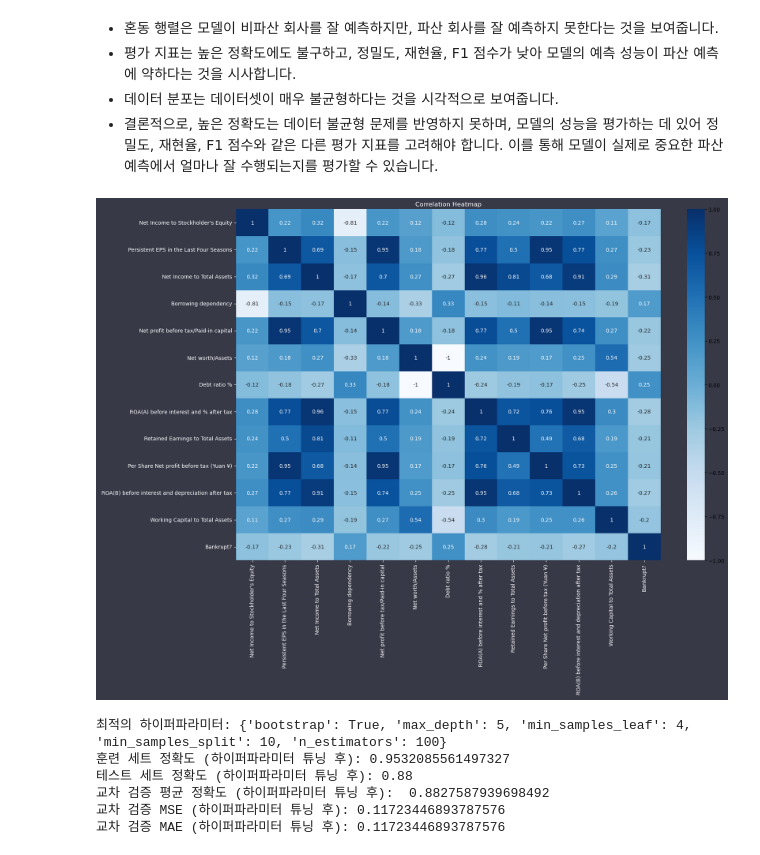
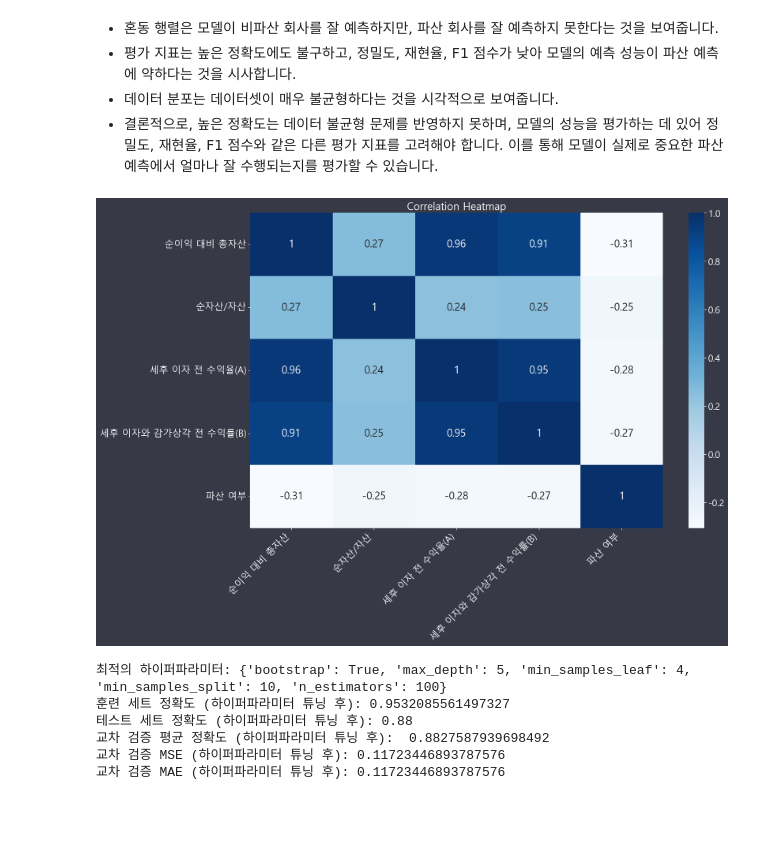
Before and after one commit to pjiseok/ML_project, a Jupyter notebook: 0709_최종.ipynb, the cells around one changed output. Cells and saved outputs as stored; diff of their text form; code cells hidden in the pictures; blank space fills up the shorter version.

```diff
--- a/0709_최종.ipynb
+++ b/0709_최종.ipynb
@@ -230,23 +230,57 @@ plt.show()
 - 결론적으로, 높은 정확도는 데이터 불균형 문제를 반영하지 못하며, 모델의 성능을 평가하는 데 있어 정밀도, 재현율, F1 점수와 같은 다른 평가 지표를 고려해야 합니다. 이를 통해 모델이 실제로 중요한 파산 예측에서 얼마나 잘 수행되는지를 평가할 수 있습니다.
 # %%
 import seaborn as sns
-correlations=data.corr()['Bankrupt?'].abs().sort_values()
+import matplotlib.pyplot as plt
+plt.rc('font', family='Malgun Gothic')
+plt.rcParams['axes.unicode_minus'] = False
 
-num_col_to_drop=int(0.7 * len(data.columns))
-cols_drop=correlations.iloc[:num_col_to_drop].index
-df_dropped= data.drop(cols_drop, axis=1)
+# 상관관계 계산
+correlations = data.corr()['Bankrupt?'].abs().sort_values()
 
-plt.figure(figsize=(18,12))
-ax = sns.heatmap(df_dropped.corr(), annot=True, cmap='Blues')
+# 삭제할 열 수 계산
+num_col_to_drop = int(0.9 * len(data.columns))
 
+# 삭제할 열 선택
+cols_drop = correlations.iloc[:num_col_to_drop].index
+
+# 선택된 열 삭제
+df_dropped = data.drop(cols_drop, axis=1)
+
+labels = [
+    '순이익 대비 총자산',
+    '순자산/자산',
+    '세후 이자 전 수익율(A)',
+    '세후 이자와 감가상각 전 수익률(B)',
+    '파산 여부'
+]
+
+# 히트맵 그리기
+plt.figure(figsize=(18, 12))
+ax = sns.heatmap(df_dropped.corr(), annot=True, cmap='Blues', annot_kws={"size": 20})
+
+# 컬러바 설정
+cbar = ax.collections[0].colorbar
+cbar.ax.tick_params(labelsize=18, colors='white')  # 숫자 크기와 색상 설정
+
+# 배경 색상 설정
 plt.gcf().set_facecolor('#373947')
 ax.set_facecolor('#373947')
-ax.tick_params(axis='x', colors='white')
-ax.tick_params(axis='y', colors='white')
-plt.title('Correlation Heatmap', color='white')
+
+# 축 레이블 색상 및 크기 설정
+ax.tick_params(axis='x', colors='white', labelsize=18, rotation=315)
+ax.tick_params(axis='y', colors='white', labelsize=18)
+# 축 레이블 설정
+ax.set_xticklabels(labels, rotation=45, ha='right')
+ax.set_yticklabels(labels, rotation=0)
+
+# 제목 설정
+plt.title('Correlation Heatmap', color='white', fontsize=20)
+# 레이아웃 조정
+plt.tight_layout()
+# 그래프 표시
 plt.show()
 # %% [output]
-[figure, old version]
+[figure, new version]
 # %%
 import pandas as pd
 from sklearn.model_selection import train_test_split, GridSearchCV, cross_val_score, cross_val_predict
```
Also changed, not shown: parts of 1 cell of this notebook.
